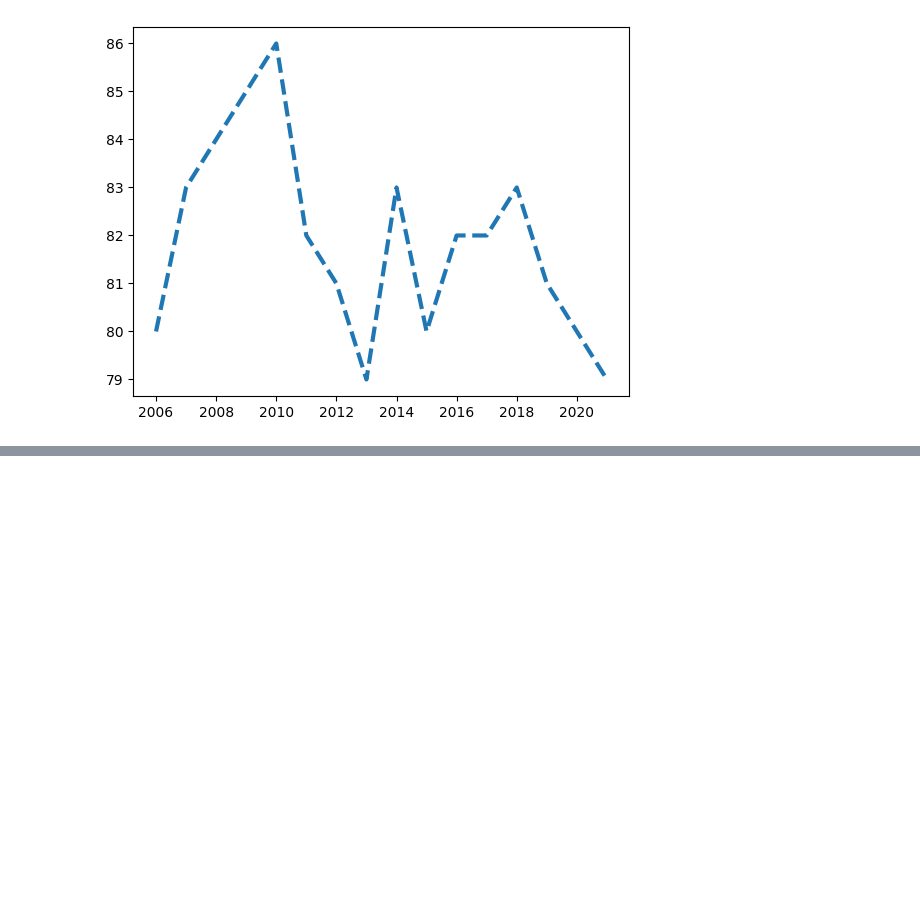
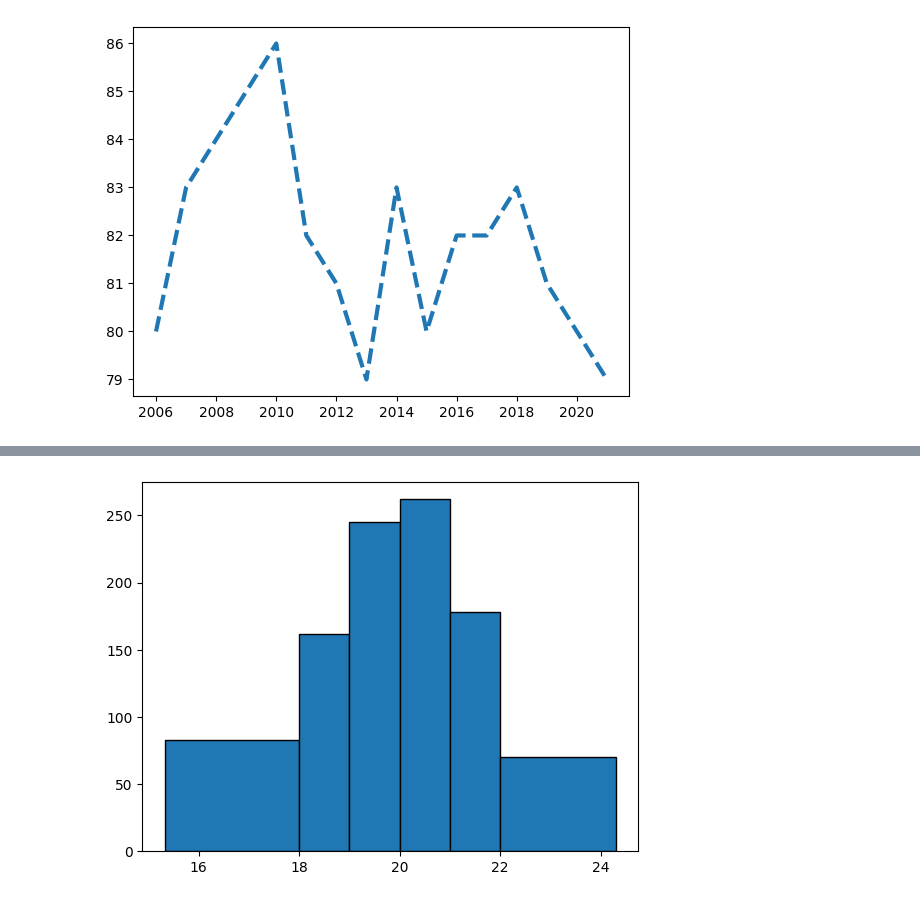
Before and after one commit to manuelamfo/coding-exercises, a Jupyter notebook: python/exercicio_plt.ipynb, the cells around one changed output, grey strips where cells are left out. Saved outputs shown, nothing was run; the diff lists cells and outputs as text; code cells hidden in the pictures; blank space fills up the shorter version.

```diff
--- a/python/exercicio_plt.ipynb
+++ b/python/exercicio_plt.ipynb
@@ -63,0 +65,6 @@ plt.show()
+# %%
+ages = np.random.normal(20, 1.5, 1000)
+plt.hist(ages, bins=[ages.min(), 18, 19, 20, 21, 22, ages.max()], edgecolor='black')
+plt.show()
+# %% [output]
+[figure, added]
```
Also changed, not shown: parts of 11 cells of this notebook.
